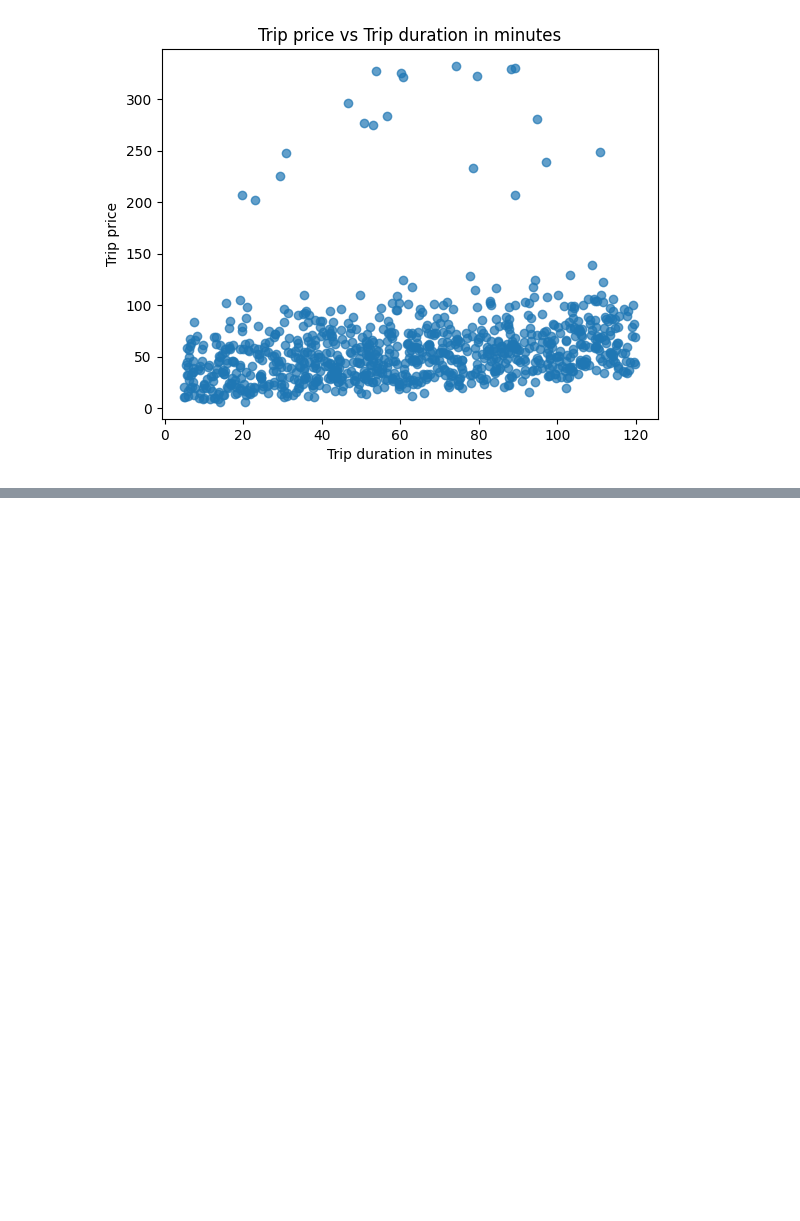
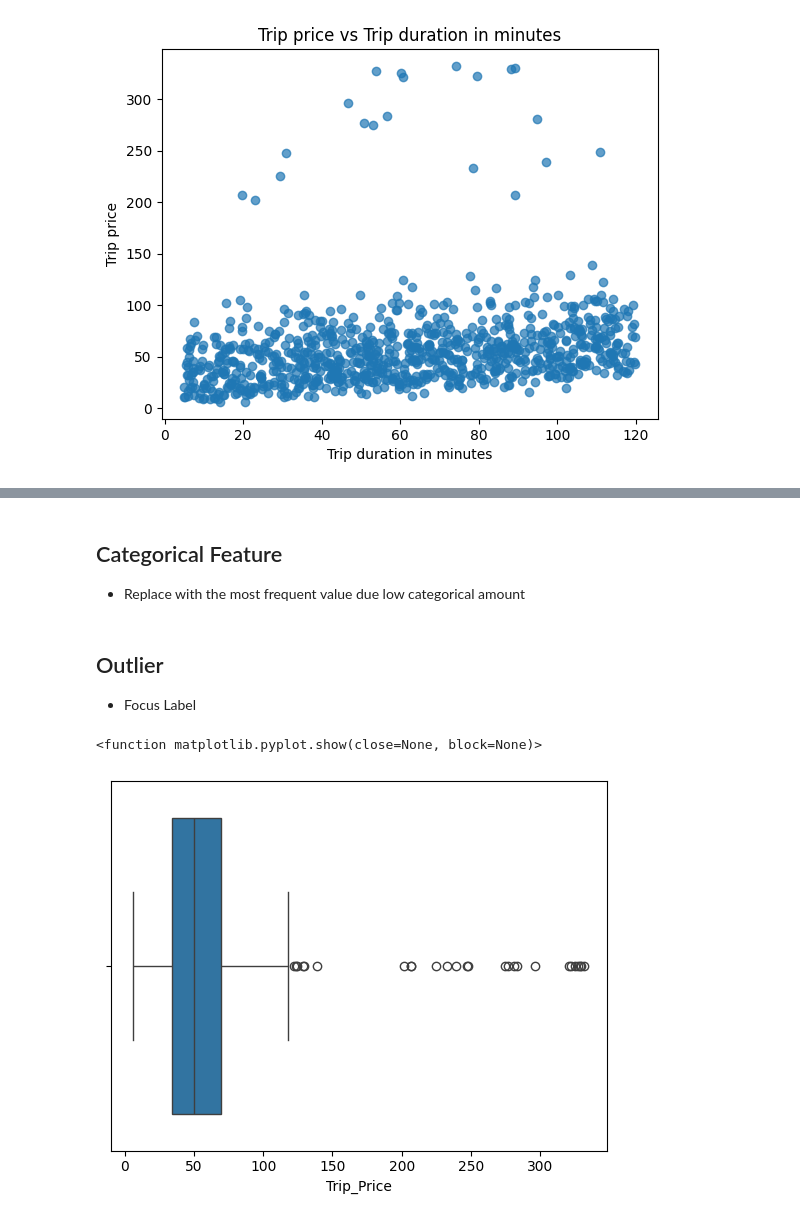
Before and after one commit to SadiaAwan/taxipred_sadia_awan, a Jupyter notebook: src/taxipred/model_development/eda.ipynb, the cells around one changed output, grey strips where cells are left out. Saved outputs shown, nothing was run; the diff lists cells and outputs as text; code cells hidden in the pictures; blank space fills up the shorter version.

Commit message:
EDA cleaned, NaN fixed

```diff
--- a/src/taxipred/model_development/eda.ipynb
+++ b/src/taxipred/model_development/eda.ipynb
@@ -63,0 +126,3 @@ plt.show()
+# %%
+df_no_label = df_cleaned[df_cleaned["Trip_Price"].isna()].copy
+df_with_label = df_cleaned[df_cleaned["Trip_Price"].notna()].copy()
@@ -63,0 +137,23 @@ plt.show()
+# %% [markdown]
+## Categorical Feature
+
+- Replace with the most frequent value due low categorical amount
+# %%
+num_cols = ["Trip_Distance_km", "Trip_Duration_Minutes", "Passenger_Count"]
+
+for col in num_cols:
+    df_with_label[col] = df_with_label[col].fillna(df_with_label[col].median())
+
+df_with_label["Time_of_Day"] = df_with_label["Time_of_Day"].fillna(
+    df_with_label["Time_of_Day"].mode(dropna=True)[0]
+)
+# %% [markdown]
+## Outlier
+
+- Focus Label
+# %%
+sns.boxplot(x= df_with_label["Trip_Price"])
+plt.show
+# %% [output]
+<function matplotlib.pyplot.show(close=None, block=None)>
+[figure, added]
```
Also changed, not shown: parts of 14 cells of this notebook.
